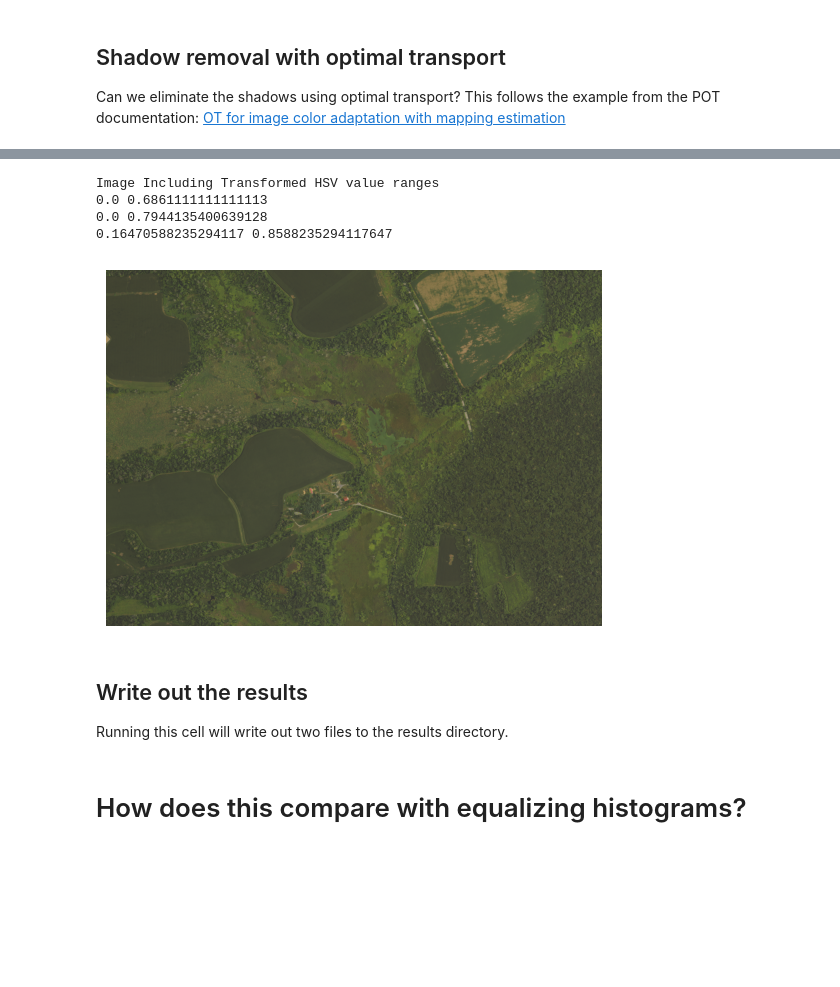
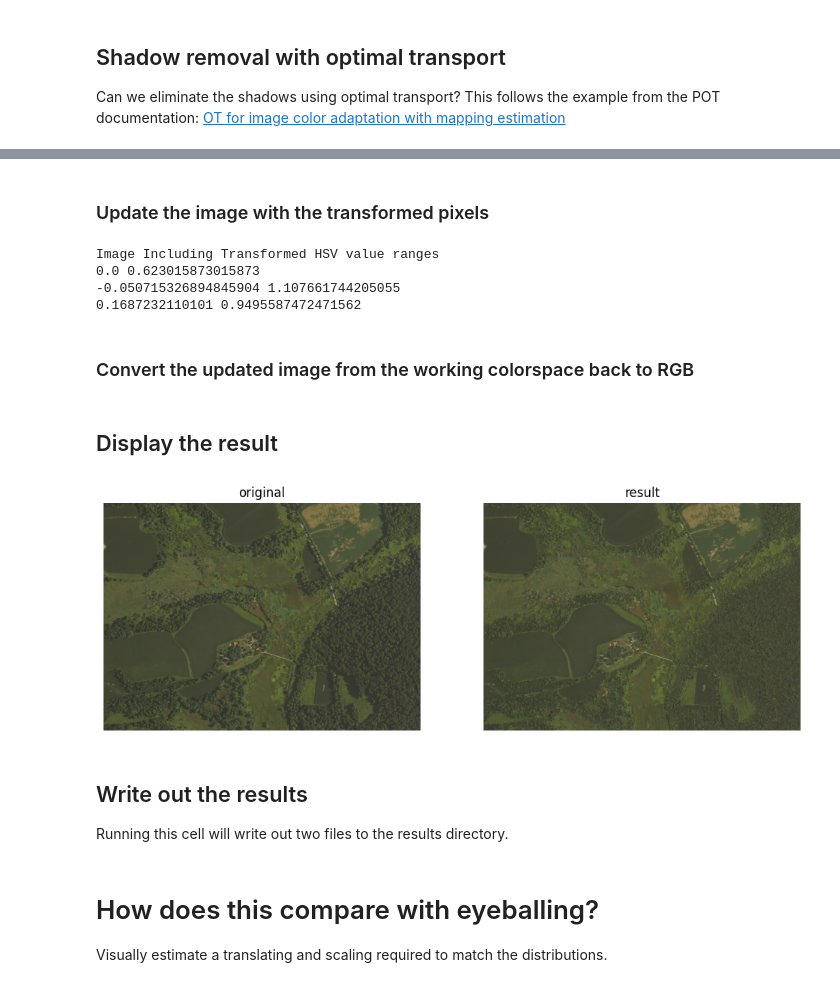
Before and after one commit to mrahnis/nb-vegetation, a Jupyter notebook: Step-03-Veggie-Transport.ipynb, the cells around one changed output, grey strips where cells are left out. Saved outputs shown, nothing was run; the diff lists cells and outputs as text; code cells hidden in the pictures; blank space fills up the shorter version.

Commit message:
Add colorspace and OT options for exploring

```diff
--- a/Step-03-Veggie-Transport.ipynb
+++ b/Step-03-Veggie-Transport.ipynb
@@ -207,0 +208,11 @@ sun pixels (1372784, 4)
+# %%
+# training samples
+nb = 8000
+rng = np.random.RandomState(42)
+
+idx1 = rng.randint(X1.shape[0], size=(nb,))
+idx2 = rng.randint(X2.shape[0], size=(nb,))
+
+# Xs is the source, Xt is the target; we want to transport the shaded areas to the sunlit areas
+Xs = X1[idx1, :] # the shade sample
+Xt = X2[idx2, :] # the sun sample
@@ -315,3 +365,5 @@ plt.tight_layout()
+# %% [markdown]
+### Update the image with the transformed pixels
 # %%
 # the row indices to replace
 ix = np.argwhere(shade_flat_mask).flatten()
@@ -323,8 +375,6 @@ X[ix, :] = X1_transformed
 img_transformed = mat2im(X[:,:3], img[:,:,:3].shape)
 img_transformed = mat2im(X, img.shape)
 
-img_transformed = np.clip(img_transformed, 0, 1)
-
 # print the value ranges...does it look reasonable???
 print(f'Image Including Transformed {channels[0]}{channels[1]}{channels[2]} value ranges')
 print(img_transformed[:, :, 0].min(), img_transformed[:, :, 0].max())
@@ -332,19 +382,36 @@ print(img_transformed[:, :, 1].min(), img_transformed[:, :, 1].max())
 print(img_transformed[:, :, 2].min(), img_transformed[:, :, 2].max())
 
 # double-check!
-assert (img_transformed[:, :, 0].min() >= 0) & (img_transformed[:, :, 0].max() <= 1)
-assert (img_transformed[:, :, 1].min() >= 0) & (img_transformed[:, :, 1].max() <= 1)
-assert (img_transformed[:, :, 2].min() >=0) & (img_transformed[:, :, 2].max() <= 1)
-
-# if L*a*b*
-#assert (img_transformed[:, :, 0].min() >= 0) & (img_transformed[:, :, 0].max() <= 100)
-#assert (img_transformed[:, :, 1].min() >= -128) & (img_transformed[:, :, 1].max() <= 127)
-#assert (img_transformed[:, :, 2].min() >=-128) & (img_transformed[:, :, 2].max() <= 127)
+if cs == 'lab':
+    assert (img_transformed[:, :, 0].min() >= 0) & (img_transformed[:, :, 0].max() <= 100)
+    assert (img_transformed[:, :, 1].min() >= -128) & (img_transformed[:, :, 1].max() <= 127)
+    assert (img_transformed[:, :, 2].min() >=-128) & (img_transformed[:, :, 2].max() <= 127)
+elif cs=='ycbcr':
+    pass
+elif cs == 'hsv':
+    img_transformed = np.clip(img_transformed, 0, 1)
+    assert (img_transformed[:, :, 0].min() >= 0) & (img_transformed[:, :, 0].max() <= 1)
+    assert (img_transformed[:, :, 1].min() >= 0) & (img_transformed[:, :, 1].max() <= 1)
+    assert (img_transformed[:, :, 2].min() >=0) & (img_transformed[:, :, 2].max() <= 1)
+else:
+    print('need a colorspace')
 # %% [output]
 Image Including Transformed HSV value ranges
-0.0 0.6861111111111113
-0.0 0.7944135400639128
-0.16470588235294117 0.8588235294117647
+0.0 0.623015873015873
+-0.050715326894845904 1.107661744205055
+0.1687232110101 0.9495587472471562
+# %% [markdown]
+### Convert the updated image from the working colorspace back to RGB
 # %%
-# convert the lab image to rgb
-rgb_transformed_flt = hsv2rgb(img_transformed[:,:,:3])
+# convert the updated colorspace image to rgb
+if cs == 'lab':
+    rgb_transformed_flt = lab2rgb(img_transformed[:,:,:3])
+elif cs == 'ycbcr':
+    rgb_transformed_flt = ycbcr2rgb(img_transformed[:,:,:3])
+elif cs == 'hsv':
+    rgb_transformed_flt = hsv2rgb(img_transformed[:,:,:3])
+else:
+    print('need to specify a colorspace')
+
+# the result in band-last format for display
+rgb_transformed = (np.rint(rgb_transformed_flt*255)).astype(np.uint8)
@@ -358,10 +418,19 @@ rgb_transformed_bands = np.moveaxis(rgb_transformed, 2, 0)
+# %% [markdown]
+## Display the result
 # %%
-fig, ax0 = plt.subplots(nrows=1, ncols=1)
-ax0.imshow(rgb_transformed)
+fig, (ax0, ax1) = plt.subplots(nrows=1, ncols=2, figsize=(12,4))
+
+ax0.imshow(img[:,:,:3])
 ax0.axis('off')
+ax0.set_title('original')
+
+ax1.imshow(rgb_transformed)
+ax1.axis('off')
+ax1.set_title('result')
+
 plt.show()
 # %% [output]
-[figure, old version]
+[figure, new version]
 # %% [markdown]
 ## Write out the results
 
@@ -385,5 +461,7 @@ with rasterio.open(
 
 src.close()
 # %% [markdown]
-# How does this compare with equalizing histograms?
+# How does this compare with eyeballing?
+
+Visually estimate a translating and scaling required to match the distributions.
 # %%
```
Also changed, not shown: parts of 23 cells of this notebook.
